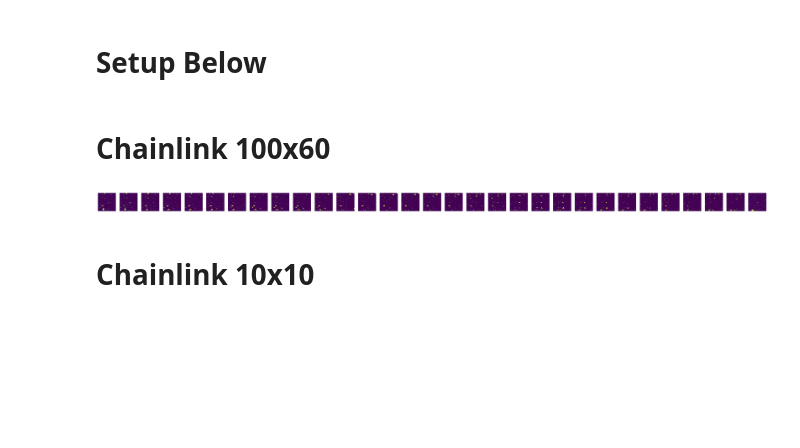
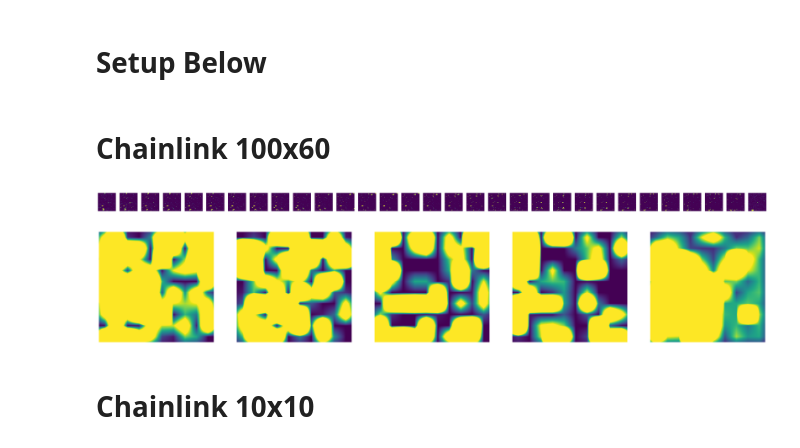
Before and after one commit to Znerual/AlignedSOM, a Jupyter notebook: notebooks/AlignedSOM_chainlink.ipynb, the cells around one changed output. Saved outputs shown, nothing was run; the diff lists cells and outputs as text; code cells hidden in the pictures; blank space fills up the shorter version.

```diff
--- a/notebooks/AlignedSOM_chainlink.ipynb
+++ b/notebooks/AlignedSOM_chainlink.ipynb
@@ -385,6 +385,10 @@ asom.train(data, TRAIN_STEPS * N_LAYERS)
 fig = plot_aligned_som(asom, data, num_plots=31)
 # %% [output]
 [figure]
+# %%
+fig = plot_aligned_som(asom, data)
+# %% [output]
+[figure, added]
 # %% [markdown]
 # Chainlink 10x10
 # %%
```
Also changed, not shown: parts of 1 cell of this notebook.
